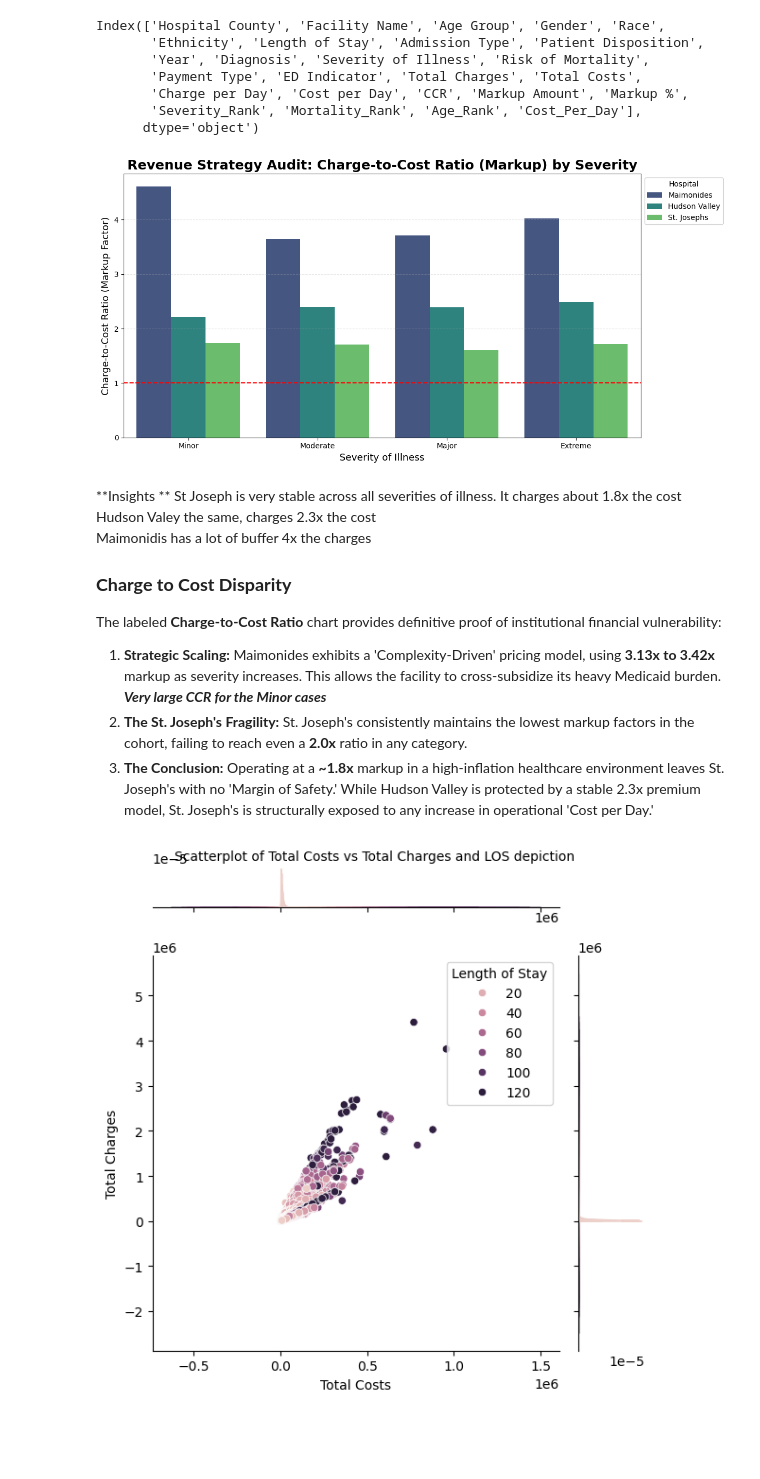
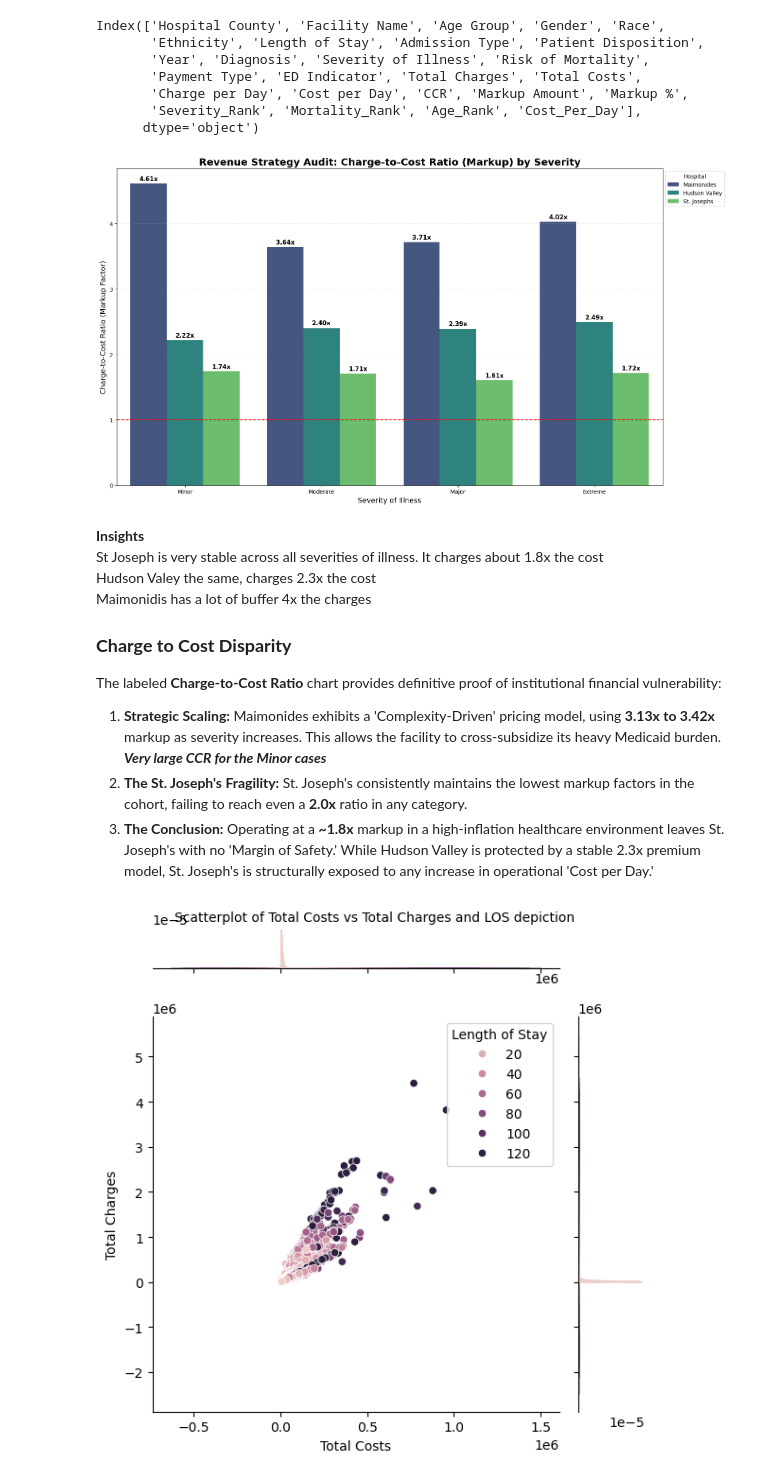
Before and after one commit to kpsalida/HospitalDischarges_Visualization, a Jupyter notebook: viz_eda.ipynb, the cells around one changed output. Cells and saved outputs as stored; diff of their text form; code cells hidden in the pictures; blank space fills up the shorter version.

```diff
--- a/viz_eda.ipynb
+++ b/viz_eda.ipynb
@@ -1217,0 +1322,28 @@ styled_efficiency
+# %%
+# Prepare data from payer_efficiency table
+# We melt it to make it compatible with Seaborn's hue
+payer_cost_melted = payer_efficiency['Avg_Cost_Per_Day'].reset_index().melt(
+    id_vars='Payment Type',
+    var_name='Year',
+    value_name='Cost_Per_Day'
+)
+
+plt.figure(figsize=(12, 7))
+ax = sns.barplot(
+    data=payer_cost_melted,
+    x='Payment Type',
+    y='Cost_Per_Day',
+    hue='Year',
+    palette='magma'
+)
+
+# Add data labels
+for container in ax.containers:
+    ax.bar_label(container, fmt='$%.0f', padding=3, fontweight='bold')
+
+plt.title("Economic Intensity by Payer: Avg Cost Per Day (2018 vs 2019)", fontsize=16, fontweight='bold')
+plt.ylabel("Avg Cost Per Day ($)")
+plt.xlabel("Payment Method")
+plt.grid(axis='y', linestyle='--', alpha=0.3)
+plt.tight_layout()
+plt.show()
@@ -1475,42 +1609,48 @@ Index(['Hospital County', 'Facility Name', 'Age Group', 'Gender', 'Race',
        'Severity_Rank', 'Mortality_Rank', 'Age_Rank', 'Cost_Per_Day'],
       dtype='object')
 # %%
+# 1. Calculate the Charge-to-Cost Ratio (Markup Factor)
+# Formula: Total Charges / Total Costs
+df['Charge_to_Cost_Ratio'] = df['Total Charges'] / df['Total Costs']
+
 # 2. Define the logical order for Complexity
 severity_order = ['Minor', 'Moderate', 'Major', 'Extreme']
 
 # 3. Create the Visualization
-plt.figure(figsize=(12, 6))
-sns.barplot(
+plt.figure(figsize=(16, 9))
+
+# We capture the axes object as 'ax' so we can add labels to it
+ax = sns.barplot(
     data=df,
-    x='Severity of Illness',
-    y='CCR',
+    x='Severity of Illness', # Check if your column is named 'Severity of Illness'
+    y='Charge_to_Cost_Ratio',
     hue='Facility Name',
     order=severity_order,
-    palette='viridis', # Vibrant palette to show aggressive vs passive pricing
+    palette='viridis',
     errorbar=None
 )
 
 # 4. Add the numbers on top of the bars
 # This loop iterates through the bars and places the numeric label
 for container in ax.containers:
     ax.bar_label(container, fmt='%.2fx', padding=3, fontsize=11, fontweight='bold')
 
 # 5. Formatting for the Report
 plt.title("Revenue Strategy Audit: Charge-to-Cost Ratio (Markup) by Severity", fontsize=18, fontweight='bold')
 plt.ylabel("Charge-to-Cost Ratio (Markup Factor)", fontsize=13)
 plt.xlabel("Severity of Illness", fontsize=13)
 plt.legend(title="Hospital", loc='upper left', bbox_to_anchor=(1, 1))
 plt.grid(axis='y', linestyle='--', alpha=0.3)
 
 # Add a horizontal line at 1.0 (The "At-Cost" line)
 plt.axhline(1.0, color='red', linestyle='--', label='Breakeven (1.0x)')
 
 plt.tight_layout()
 plt.show()
 # %% [output]
-[figure, old version]
+[figure, new version]
 # %% [markdown]
-**Insights  **
+**Insights**
 St Joseph is very stable across all severities of illness. It charges about 1.8x the cost
 Hudson Valey the same, charges 2.3x the cost
 Maimonidis has a lot of buffer 4x the charges
```
Also changed, not shown: parts of 13 cells of this notebook.
